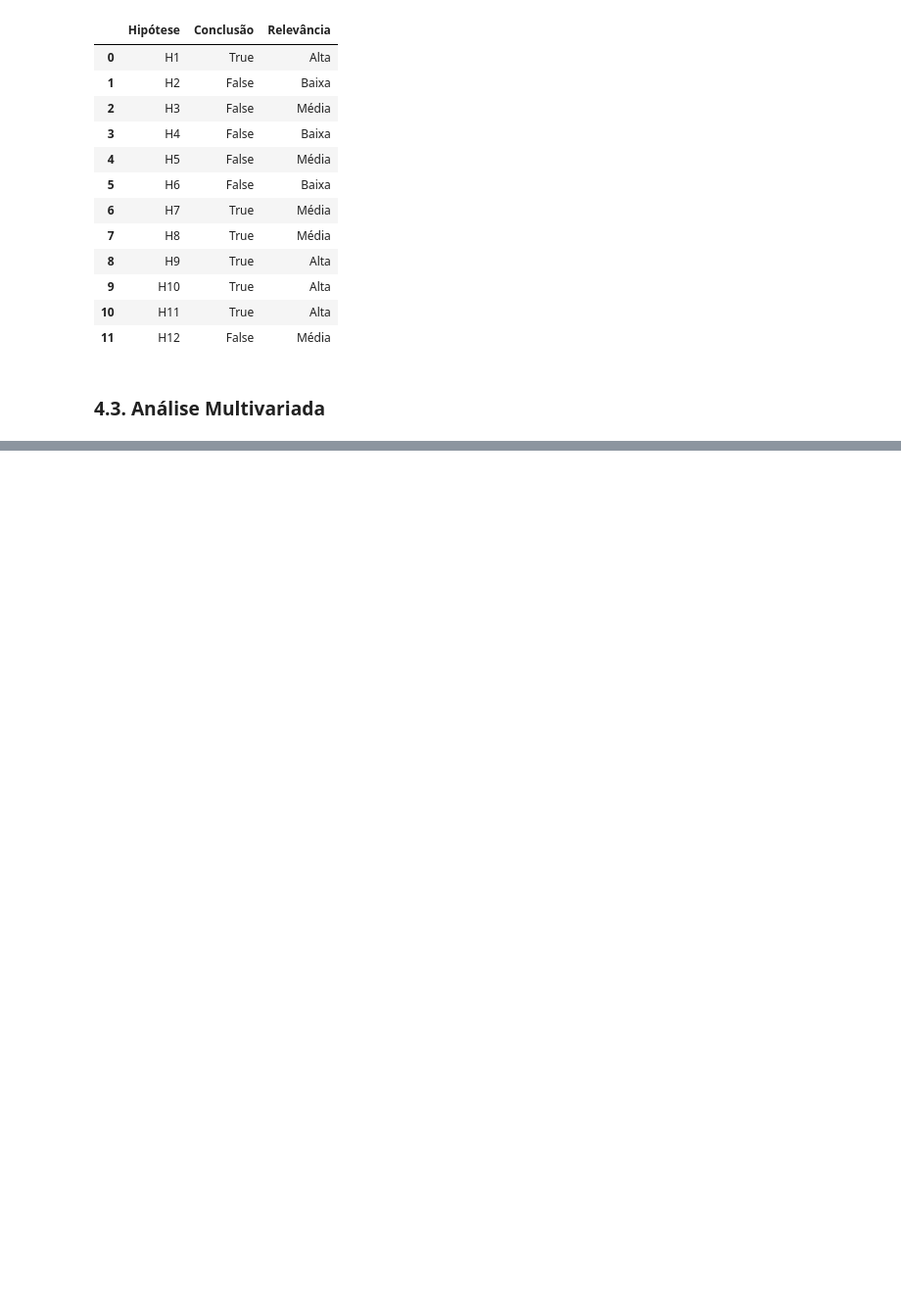
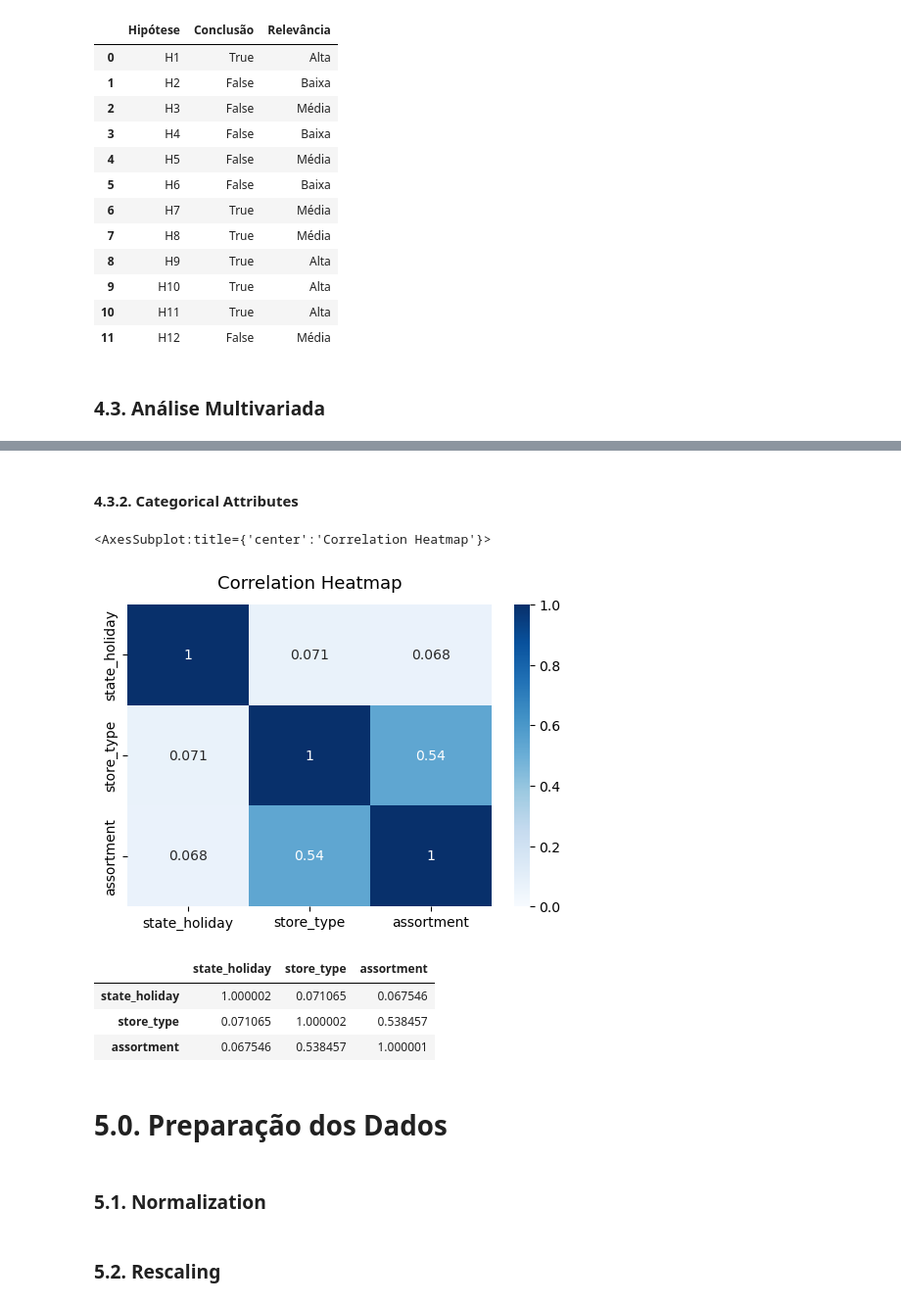
Before and after one commit to igorvgp/DS_rossmann_stores, a Jupyter notebook: m04_v01_store_sales_prediction.ipynb, the cells around one changed output, grey strips where cells are left out. Shown at 98% size. Cells and saved outputs as stored; diff of their text form; code cells hidden in the pictures; blank space fills up the shorter version.

```diff
--- a/m04_v01_store_sales_prediction.ipynb
+++ b/m04_v01_store_sales_prediction.ipynb
@@ -17,6 +22,16 @@ import warnings
 warnings.filterwarnings('ignore')
 # %% [markdown]
 ### 0.1. Helper Functions
+# %%
+def cramer_v(x, y):
+    cm = pd.crosstab(x, y).values
+    n = cm.sum()
+    r, k = cm.shape
+    chi2 = ss.chi2_contingency( cm )[0]
+    chi2corr = max(0, chi2 - (k - 1) * (r - 1) / (n - 1) )
+    kcorr = k - (k - 1) ** 2 / (n - 1)
+    rcorr = r - (r - 1) ** 2 / (n - 1)
+    return np.sqrt((chi2corr / n) / ( min(kcorr - 1, rcorr - 1 )))
 # %% [markdown]
 ### 0.2. Loading Data
 # %%
@@ -754,0 +781,40 @@ hip_conclusion
+# %% [markdown]
+#### 4.3.2. Categorical Attributes
+# %%
+categorical_attributes = df5.select_dtypes( include = 'object')
+
+
+# Calculate Cramer V
+a1 = cramer_v(categorical_attributes['state_holiday'],categorical_attributes['state_holiday'])
+a2 = cramer_v(categorical_attributes['state_holiday'],categorical_attributes['store_type'])
+a3 = cramer_v(categorical_attributes['state_holiday'],categorical_attributes['assortment'])
+
+a4 = cramer_v(categorical_attributes['store_type'],categorical_attributes['state_holiday'])
+a5 = cramer_v(categorical_attributes['store_type'],categorical_attributes['store_type'])
+a6 = cramer_v(categorical_attributes['store_type'],categorical_attributes['assortment'])
+
+a7 = cramer_v(categorical_attributes['assortment'],categorical_attributes['state_holiday'])
+a8 = cramer_v(categorical_attributes['assortment'],categorical_attributes['store_type'])
+a9 = cramer_v(categorical_attributes['assortment'],categorical_attributes['assortment'])
+
+# Categorical correlation dataset
+cat_corr = pd.DataFrame( {'state_holiday' : [a1, a2, a3],
+                          'store_type' : [a4, a5, a6],
+                          'assortment' : [a7, a8, a9]}  )
+cat_corr = cat_corr.set_index(cat_corr.columns)
+
+plt.figure(figsize=(6, 4) )
+plt.title('Correlation Heatmap', fontdict={'fontsize':13}, pad=12);
+sns.heatmap(cat_corr, vmin=0, vmax=1, annot=True, cmap='Blues')
+# %% [output]
+<AxesSubplot:title={'center':'Correlation Heatmap'}>
+[figure, added]
+# %%
+cat_corr
+# %% [output]
+|  | state_holiday | store_type | assortment |
+| state_holiday | 1.000002 | 0.071065 | 0.067546 |
+| store_type | 0.071065 | 1.000002 | 0.538457 |
+| assortment | 0.067546 | 0.538457 | 1.000001 |
+# %% [markdown]
+# 5.0. Preparação dos Dados
@@ -754,0 +842,4 @@ hip_conclusion
+# %% [markdown]
+### 5.1. Normalization
+# %% [markdown]
+### 5.2. Rescaling
```
Also changed, not shown: parts of 18 cells of this notebook, 1 other file.
